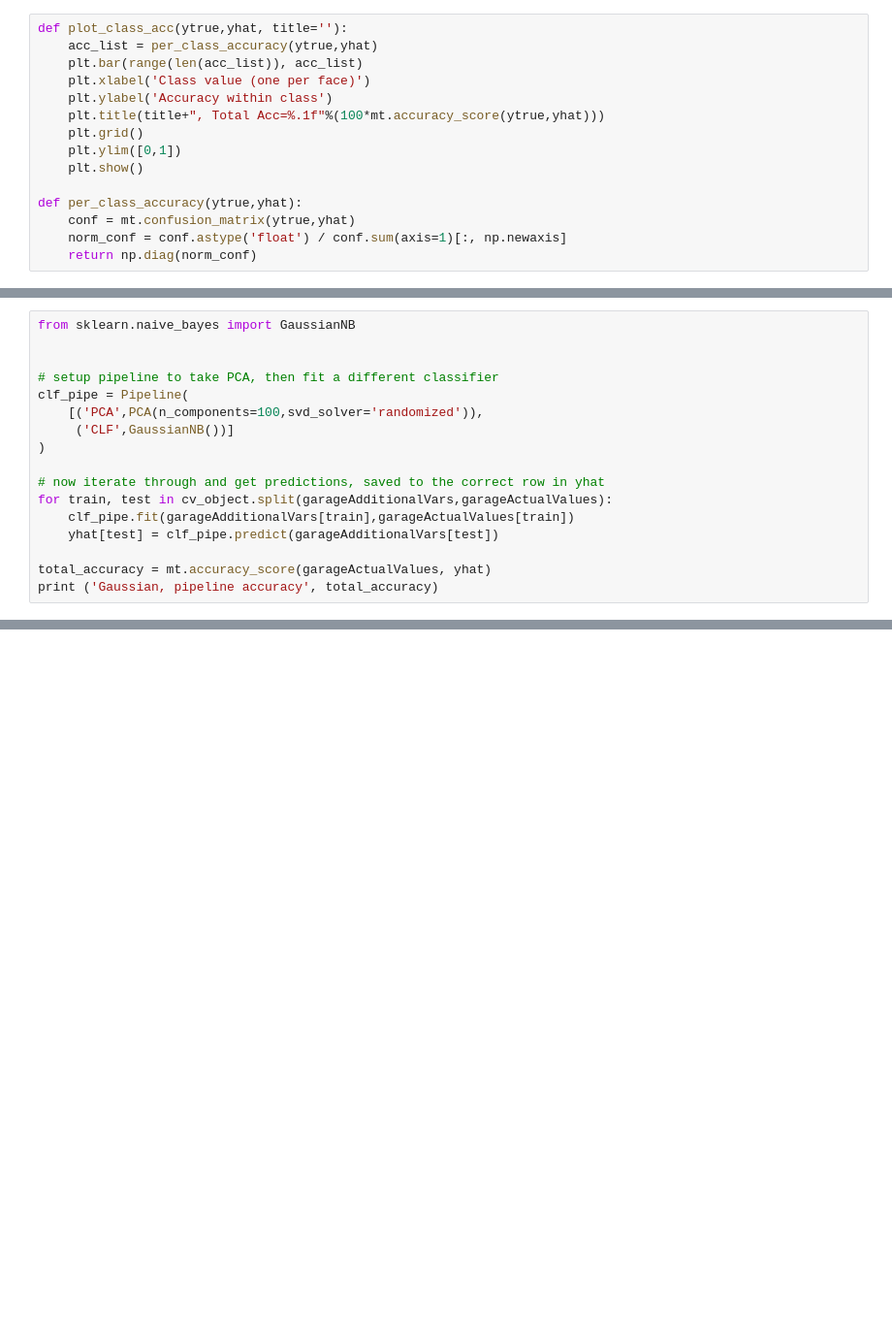
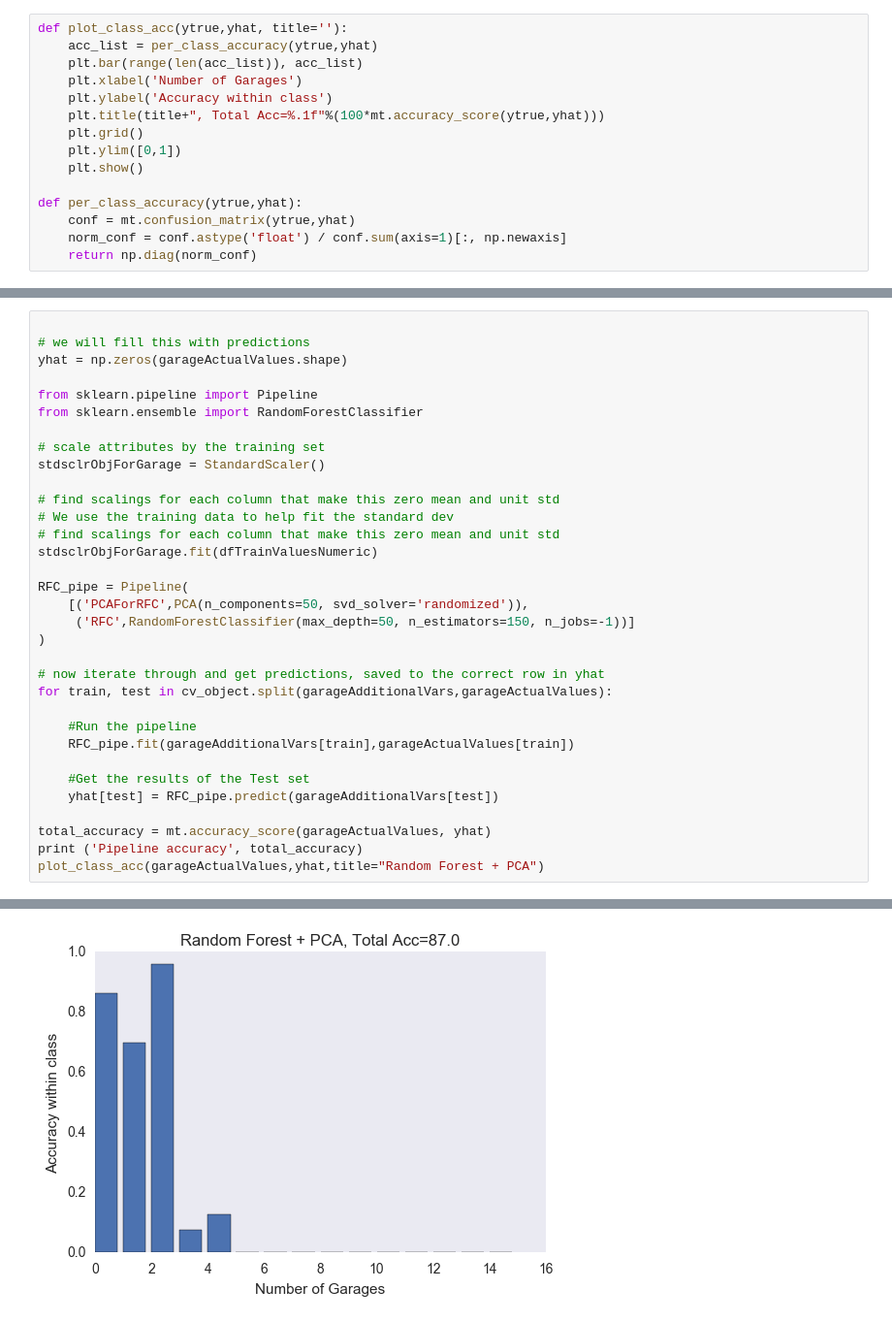
Before and after one commit to ChrisIrwin5620/Data-Mining-Group-Project, a Jupyter notebook: PythonCode/Project 2/Project2.ipynb, the cells around one changed output, grey strips where cells are left out. Shown: that part at 97% size. Saved outputs shown, nothing was run; the diff lists cells and outputs as text; blank space fills up the shorter version.

```diff
--- a/PythonCode/Project 2/Project2.ipynb
+++ b/PythonCode/Project 2/Project2.ipynb
@@ -201,7 +218,7 @@ dfZillowDataNumeric.head(10)
 def plot_class_acc(ytrue,yhat, title=''):
     acc_list = per_class_accuracy(ytrue,yhat)
     plt.bar(range(len(acc_list)), acc_list)
-    plt.xlabel('Class value (one per face)')
+    plt.xlabel('Number of Garages')
     plt.ylabel('Accuracy within class')
     plt.title(title+", Total Acc=%.1f"%(100*mt.accuracy_score(ytrue,yhat)))
     plt.grid()
@@ -315,17 +270,0 @@ plot_class_acc(garageActualValues,yhat,title="KNN + PCA")
-# %%
-from sklearn.naive_bayes import GaussianNB
-
-
-# setup pipeline to take PCA, then fit a different classifier
-clf_pipe = Pipeline(
-    [('PCA',PCA(n_components=100,svd_solver='randomized')),
-     ('CLF',GaussianNB())]
-)
-
-# now iterate through and get predictions, saved to the correct row in yhat
-for train, test in cv_object.split(garageAdditionalVars,garageActualValues):
-    clf_pipe.fit(garageAdditionalVars[train],garageActualValues[train])
-    yhat[test] = clf_pipe.predict(garageAdditionalVars[test])
-
-total_accuracy = mt.accuracy_score(garageActualValues, yhat)
-print ('Gaussian, pipeline accuracy', total_accuracy)
@@ -473,0 +303,34 @@ F_onewayResult(statistic=4.7660879380093508, pvalue=0.013769719163172793)
+# %%
+
+# we will fill this with predictions
+yhat = np.zeros(garageActualValues.shape)
+
+from sklearn.pipeline import Pipeline
+from sklearn.ensemble import RandomForestClassifier
+
+# scale attributes by the training set
+stdsclrObjForGarage = StandardScaler()
+
+# find scalings for each column that make this zero mean and unit std
+# We use the training data to help fit the standard dev
+# find scalings for each column that make this zero mean and unit std
+stdsclrObjForGarage.fit(dfTrainValuesNumeric)
+
+RFC_pipe = Pipeline(
+    [('PCAForRFC',PCA(n_components=50, svd_solver='randomized')),
+     ('RFC',RandomForestClassifier(max_depth=50, n_estimators=150, n_jobs=-1))]
+)
+
+# now iterate through and get predictions, saved to the correct row in yhat
+for train, test in cv_object.split(garageAdditionalVars,garageActualValues):
+
+    #Run the pipeline
+    RFC_pipe.fit(garageAdditionalVars[train],garageActualValues[train])
+
+    #Get the results of the Test set
+    yhat[test] = RFC_pipe.predict(garageAdditionalVars[test])
+
+total_accuracy = mt.accuracy_score(garageActualValues, yhat)
+print ('Pipeline accuracy', total_accuracy)
+plot_class_acc(garageActualValues,yhat,title="Random Forest + PCA")
+# %% [output]
@@ -473,0 +338 @@ F_onewayResult(statistic=4.7660879380093508, pvalue=0.013769719163172793)
+[figure, added]
```
Also changed, not shown: parts of 30 cells of this notebook.
